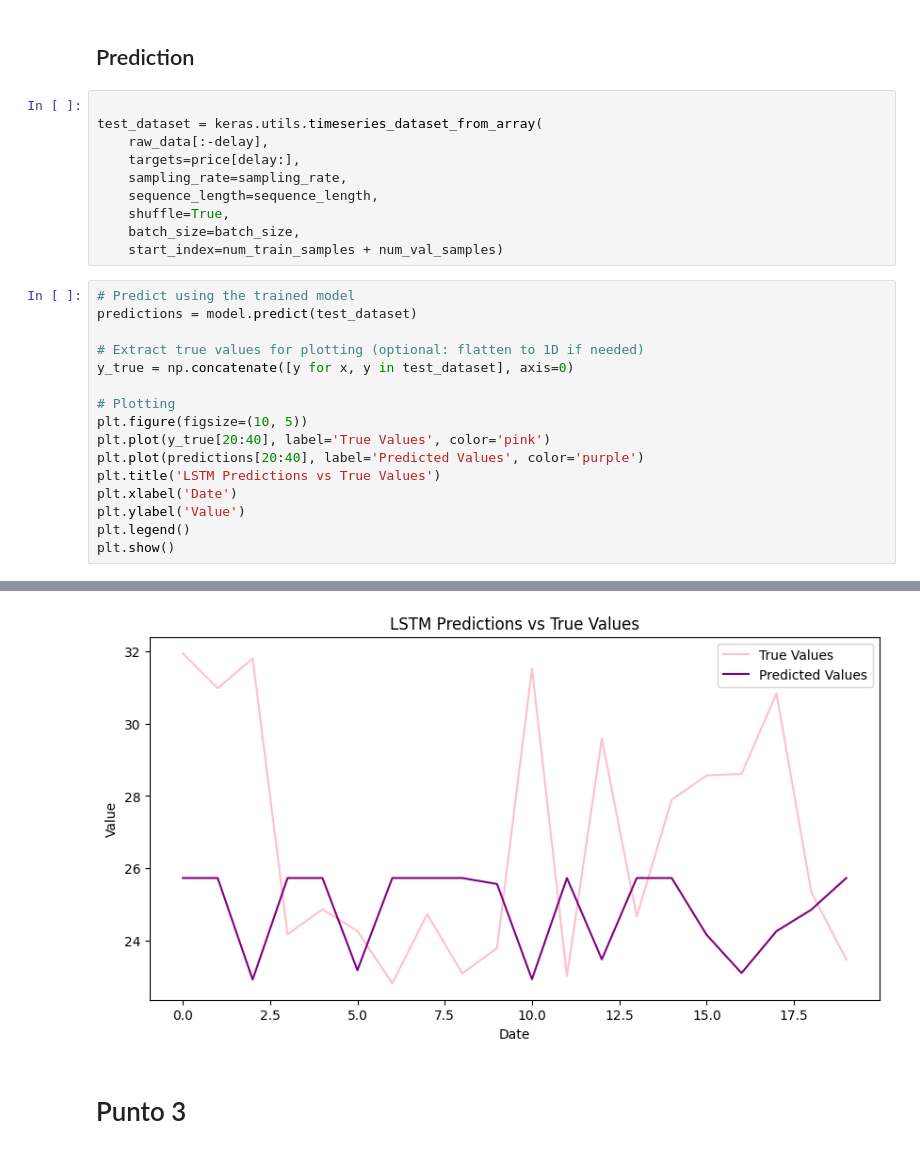
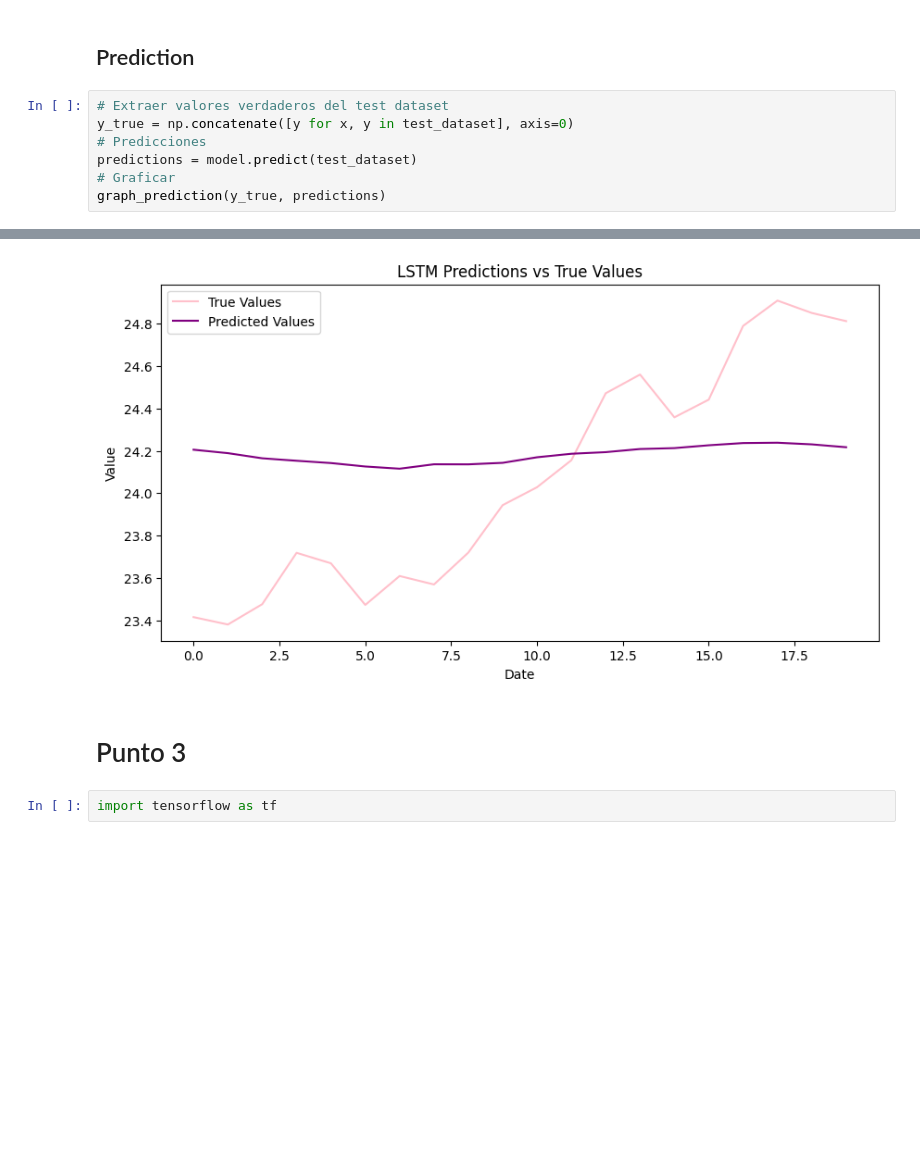
Before and after one commit to Vovleras/Taller3NunezVolveras, a Jupyter notebook: red.ipynb, the cells around one changed output, grey strips where cells are left out. Saved outputs shown, nothing was run; the diff lists cells and outputs as text; blank space fills up the shorter version.

```diff
--- a/red.ipynb
+++ b/red.ipynb
@@ -238,29 +247,10 @@ plt.show()
 # %% [markdown]
 ## Prediction
-# %%
-
-test_dataset = keras.utils.timeseries_dataset_from_array(
-    raw_data[:-delay],
-    targets=price[delay:],
-    sampling_rate=sampling_rate,
-    sequence_length=sequence_length,
-    shuffle=True,
-    batch_size=batch_size,
-    start_index=num_train_samples + num_val_samples)
 # %%
-# Predict using the trained model
+# Extraer valores verdaderos del test dataset
+y_true = np.concatenate([y for x, y in test_dataset], axis=0)
+# Predicciones
 predictions = model.predict(test_dataset)
-
-# Extract true values for plotting (optional: flatten to 1D if needed)
-y_true = np.concatenate([y for x, y in test_dataset], axis=0)
-
-# Plotting
-plt.figure(figsize=(10, 5))
-plt.plot(y_true[20:40], label='True Values', color='pink')
-plt.plot(predictions[20:40], label='Predicted Values', color='purple')
-plt.title('LSTM Predictions vs True Values')
-plt.xlabel('Date')
-plt.ylabel('Value')
-plt.legend()
-plt.show()
+# Graficar
+graph_prediction(y_true, predictions)
 # %% [output]
@@ -268,3 +258,5 @@ plt.show()
-[figure, old version]
+[figure, new version]
 # %% [markdown]
 # Punto 3
+# %%
+import tensorflow as tf
```
Also changed, not shown: parts of 14 cells of this notebook, 3 other files.
